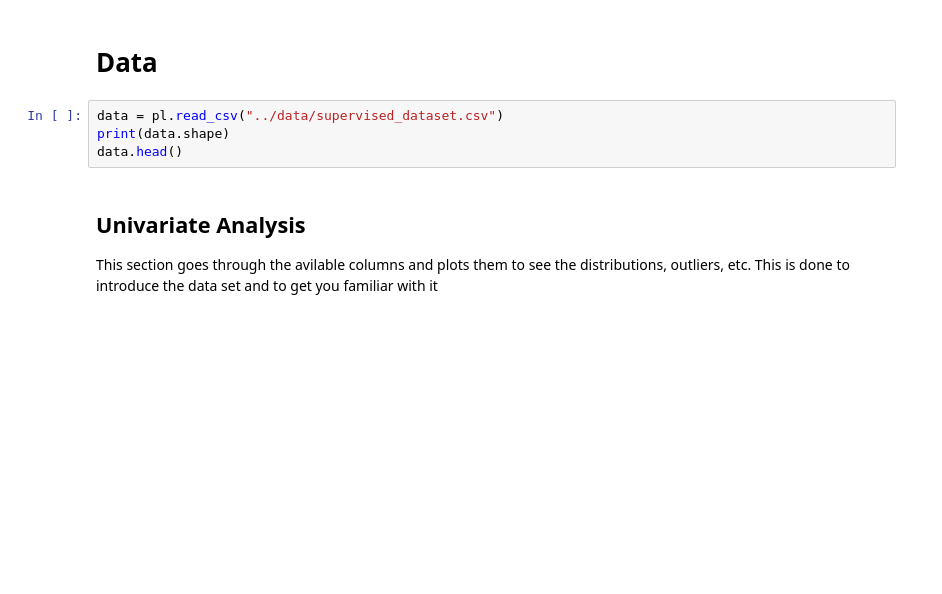
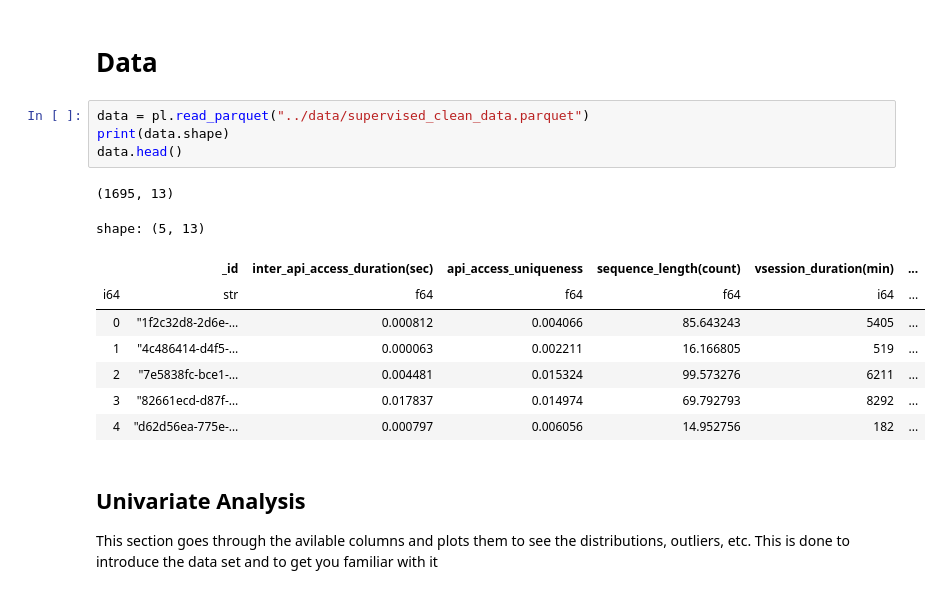
Before and after one commit to aruberts/tutorials, a Jupyter notebook: api_anomaly_project/notebooks/eda.ipynb, the cells around one changed output. Cells and saved outputs as stored; diff of their text form; blank space fills up the shorter version.

```diff
--- a/api_anomaly_project/notebooks/eda.ipynb
+++ b/api_anomaly_project/notebooks/eda.ipynb
@@ -37,9 +40,19 @@ from visualisations import bar_plot, proportion_plot, boxplot_by_bin_with_target
 # %% [markdown]
 # Data
 # %%
-data = pl.read_csv("../data/supervised_dataset.csv")
+data = pl.read_parquet("../data/supervised_clean_data.parquet")
 print(data.shape)
 data.head()
+# %% [output]
+(1695, 13)
+shape: (5, 13)
+|  | _id | inter_api_access_duration(sec) | api_access_uniqueness | sequence_length(count) | vsession_duration(min) | ... |
+| i64 | str | f64 | f64 | f64 | i64 | ... |
+| 0 | "1f2c32d8-2d6e-… | 0.000812 | 0.004066 | 85.643243 | 5405 | ... |
+| 1 | "4c486414-d4f5-… | 0.000063 | 0.002211 | 16.166805 | 519 | ... |
+| 2 | "7e5838fc-bce1-… | 0.004481 | 0.015324 | 99.573276 | 6211 | ... |
+| 3 | "82661ecd-d87f-… | 0.017837 | 0.014974 | 69.792793 | 8292 | ... |
+| 4 | "d62d56ea-775e-… | 0.000797 | 0.006056 | 14.952756 | 182 | ... |
 # %% [markdown]
 ## Univariate Analysis
 This section goes through the avilable columns and plots them  to see the distributions, outliers, etc. This is done to introduce the data set and to get you familiar with it
```
Also changed, not shown: parts of 3 cells of this notebook.
